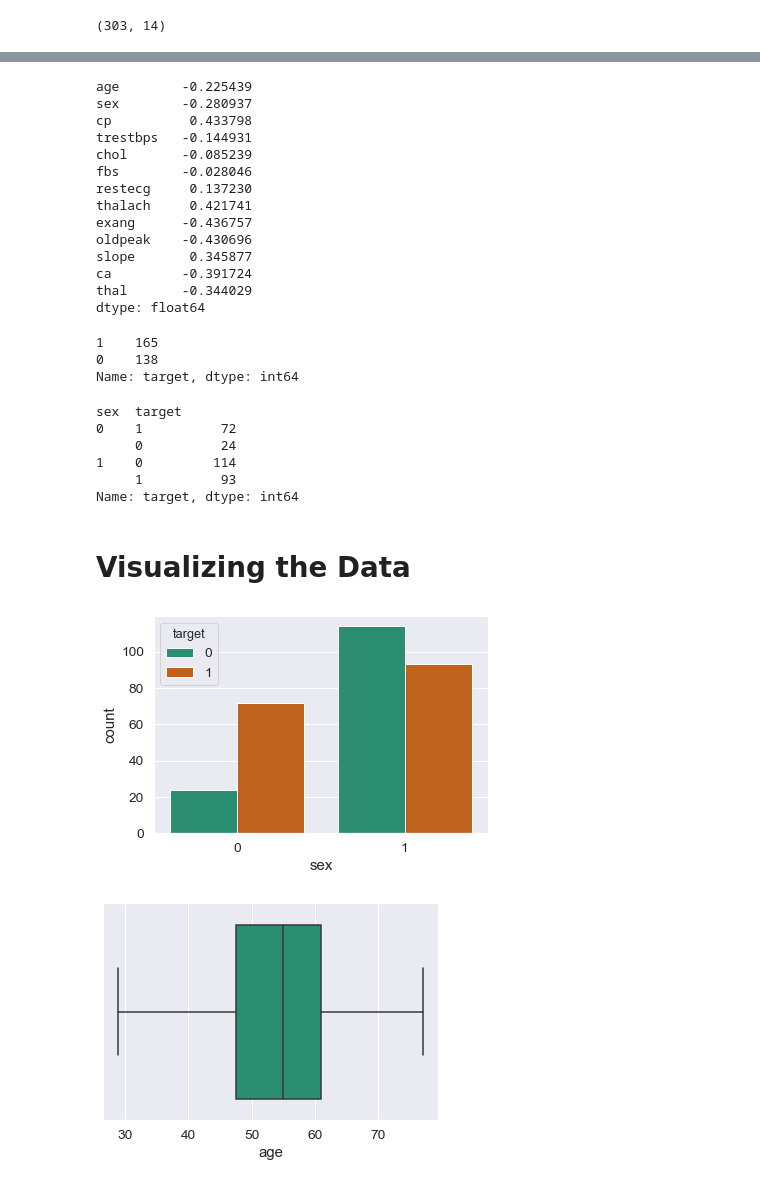
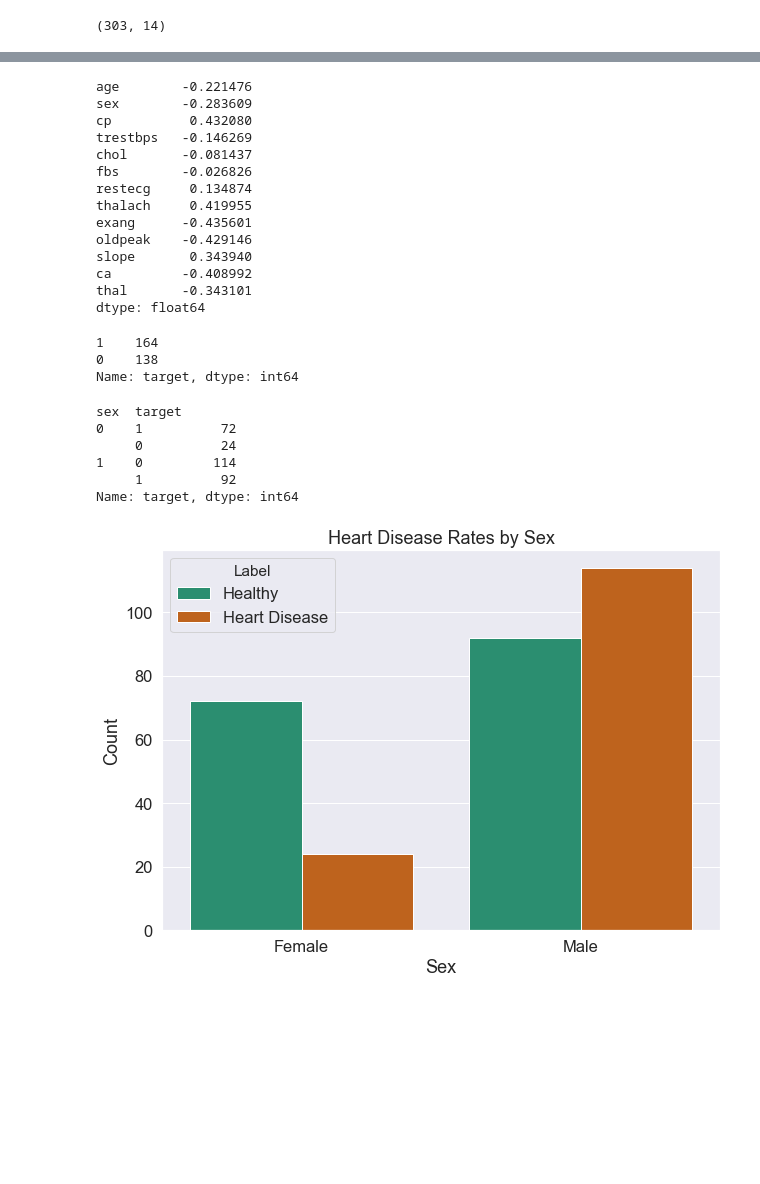
Before and after one commit to emilydwilliams/heart_disease, a Jupyter notebook: heart_disease_eda.ipynb, the cells around one changed output, grey strips where cells are left out. Cells and saved outputs as stored; diff of their text form; code cells hidden in the pictures; blank space fills up the shorter version.

```diff
--- a/heart_disease_eda.ipynb
+++ b/heart_disease_eda.ipynb
@@ -59,0 +124,3 @@ dtype: int64
+# %%
+df = df.drop([164])
+df.head(165) # after inspecting the head, we can see that we have successfully dropped row 164
@@ -62,63 +183,59 @@ dtype: int64
 df[df.columns[:-1]].apply(lambda x: x.corr(df['target']))
 # the following values have higher correlation with the target: cp, thalach, exang, oldpeak, slope, ca, thal
 # %% [output]
-age        -0.225439
-sex        -0.280937
-cp          0.433798
-trestbps   -0.144931
-chol       -0.085239
-fbs        -0.028046
-restecg     0.137230
-thalach     0.421741
-exang      -0.436757
-oldpeak    -0.430696
-slope       0.345877
-ca         -0.391724
-thal       -0.344029
+age        -0.221476
+sex        -0.283609
+cp          0.432080
+trestbps   -0.146269
+chol       -0.081437
+fbs        -0.026826
+restecg     0.134874
+thalach     0.419955
+exang      -0.435601
+oldpeak    -0.429146
+slope       0.343940
+ca         -0.408992
+thal       -0.343101
 dtype: float64
 # %%
 # Is my label imbalanced? 1 = no heart disease, 0 = heart disease
-# I can perform this task on other features as well
 
-df.target.value_counts()
+df.target.value_counts() # My label has slightly more examples without heart disease (aka healthy patients)
 # %% [output]
-1    165
+1    164
 0    138
 Name: target, dtype: int64
 # %%
 # How many patients have heart disease, by sex? # Sex 0 = Female, Sex 1 = Male
-# The vast majority of our positive heart disease patients are men (114/138)
 
-df.groupby(['sex']).target.value_counts()
+df.groupby(['sex']).target.value_counts() # The vast majority of our positive heart disease patients are men (114/138)
 # %% [output]
 sex  target
 0    1          72
      0          24
 1    0         114
-     1          93
+     1          92
 Name: target, dtype: int64
-# %% [markdown]
-# Visualizing the Data
 # %%
 # Set up my plotting styles
-
 sns.set_style('darkgrid')
-sns.set(font_scale=1.25)
-sns.set_palette('Dark2')
-
 
 %matplotlib inline
+# %%
+# Create new column for more clear visualization
+df['Label'] = df.target.apply(lambda x: "Heart Disease" if x == 0 else "Healthy")
 # %%
 # Heart disease by sex in our dataset
 
-by_sex = sns.countplot(data=df,x="sex",hue="target")
-sex_labels = ['Female','Male']
-target_labels = {0:"Heart Disease", 1:"Healthy"}
+plt.figure(figsize=(10,7))
+sns.set(font_scale=1.5)
+sns.set_palette('Dark2')
+
+by_sex = sns.countplot(data=df, x="sex", hue="Label")
+
+sex_labels = ["Female", "Male"]
+
+by_sex.set(title="Heart Disease Rates by Sex",xticklabels=sex_labels, xlabel="Sex", ylabel="Count")
+plt.show()
 # %% [output]
-[figure, old version]
+[figure, new version]
-# %%
-# Box plot of age
-
-age_box = sns.boxplot(df['age'])
-# %% [output]
-[figure, removed]
```
Also changed, not shown: parts of 23 cells of this notebook.
